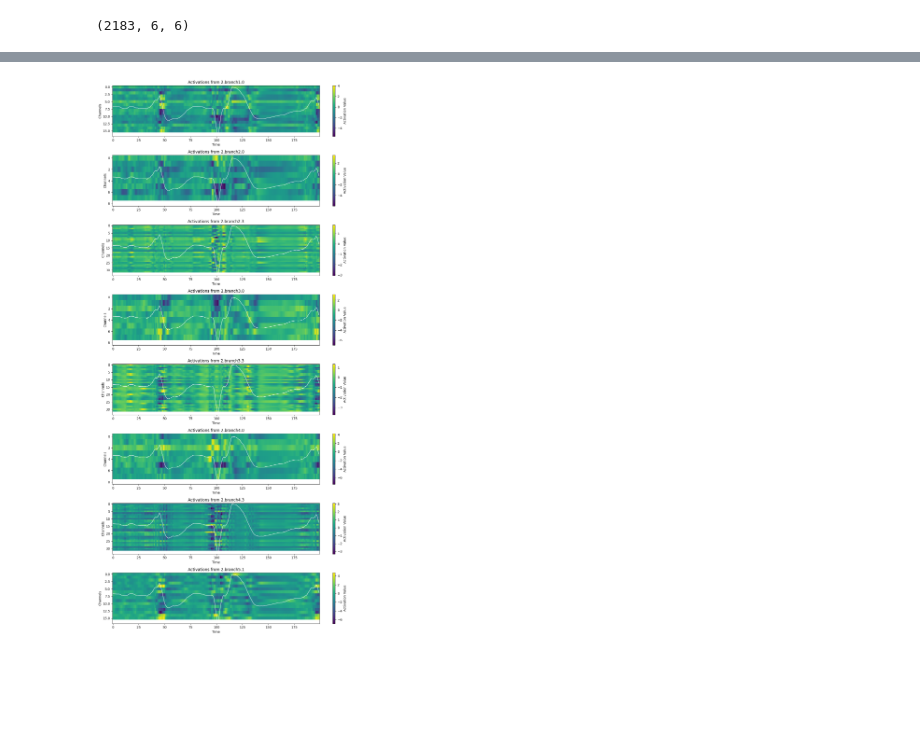
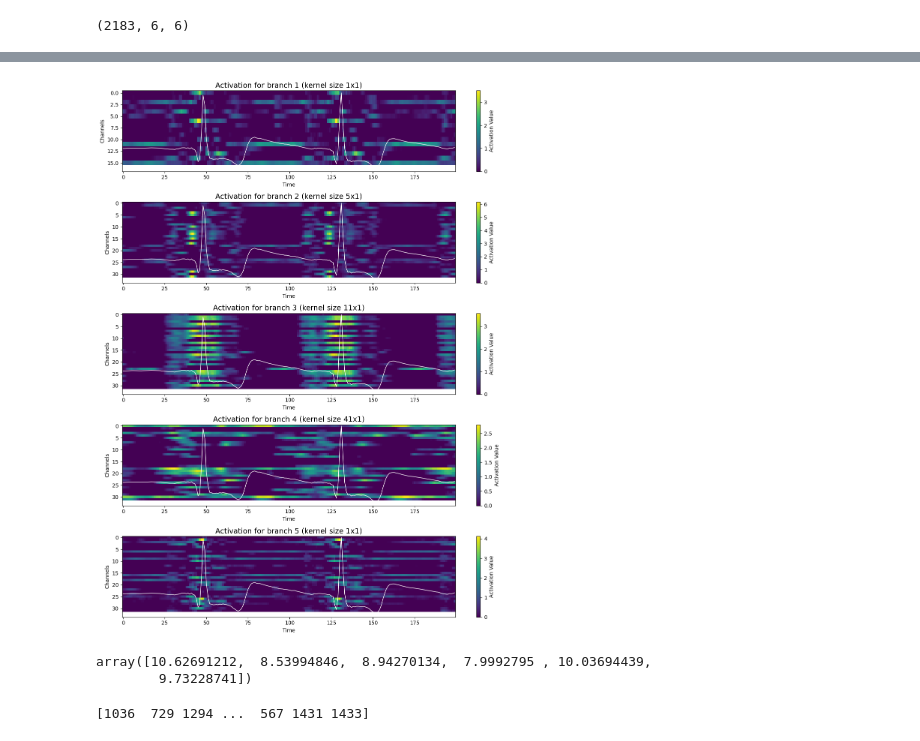
Before and after one commit to Nateml/bachelors_thesis, a Jupyter notebook: notebooks/exploratory/activation_maps.ipynb, the cells around one changed output, grey strips where cells are left out. Drawn from its saved outputs; the diff is of its cells as text; code cells hidden in the pictures; blank space fills up the shorter version.

```diff
--- a/notebooks/exploratory/activation_maps.ipynb
+++ b/notebooks/exploratory/activation_maps.ipynb
@@ -95,7 +101,7 @@ print(meta.shape)
 val_data_filtered = apply_preprocessors(val_data, cfg.dataset.sampling_rate, cfg.preprocessor_group.preprocessors)
 # %%
 # Convert to torch tensors
-val_data_tensor = torch.tensor(val_data_filtered, dtype=torch.float32).to("cuda")
+val_data_tensor = torch.tensor(val_data_filtered, dtype=torch.float32).to(device)
 # %%
 # Permute to (batch_size, channels, seq_len)
 val_data_tensor = val_data_tensor.permute(0, 2, 1)
@@ -198,7 +168,7 @@ plt.show()
 sample = 0
 time_window = (0, 200)
 # %%
-lead_indices = [0, 1, 2, 3, 4, 5]  # define the leads you want to visualize
+lead_indices = [0, 1, 2]  # define the leads you want to visualize
 
 x = val_data_tensor[sample].unsqueeze(0)  # shape [1, L, T]
 x.requires_grad = True
@@ -410,0 +320,28 @@ KeyboardInterrupt:
+# %%
+# Register a forward hook to capture activations
+activations = {}
+hooks = []
+
+def make_hook_fn(name):
+    def hook_fn(module, input, output):
+        activations[name] = output.detach()
+    return hook_fn
+
+num = 0
+pat = re.compile(r"\d+\.branch[1-5]$")
+for name, module in model.local_encoder.pre_skip.named_modules():
+    if pat.match(name) and name.startswith("4."):
+        hook_fn = make_hook_fn(f"{name}")
+        hook = module.register_forward_hook(hook_fn)
+        hooks.append(hook)
+        print(f"Registered hook for {name}")
+        num += 1
+
+sample = 0
+with torch.no_grad():
+    x = val_data_tensor[sample].unsqueeze(0)
+    _ = model(x)
+
+# Unregister hooks
+for hook in hooks:
+    hook.remove()
@@ -418,2 +365,9 @@ try:
 except KeyError:
     pass
+# %%
+kernel_sizes = {
+    name: f"Activation for branch {name[-1]} (kernel size " + str([sub for sub in module if isinstance(sub, nn.Conv1d)][-1].kernel_size[0]) + "x1)"
+    for name, module in model.local_encoder.pre_skip.named_modules()
+    if re.match(pat, name)
+}
+kernel_sizes
@@ -420,33 +390,33 @@ except KeyError:
 # %%
-time_window = (400, 600)
+time_window = (0, 200)
 
-lead = 0
+lead = 1
 ecg_segment = val_data_tensor[sample, lead].cpu().numpy()[time_window[0]:time_window[1]]  # shape: [time]
 
 # Sort keys to keep layers in order (e.g., conv0, conv2, ...)
 #sorted_keys = sorted(activations.keys(), key=lambda x: int(x.replace('branch_', '')))
 
 num_layers = len(activations.keys())
 plt.figure(figsize=(12, 3 * num_layers))
 
 for i, key in enumerate(activations.keys()):
     act = activations[key].cpu().numpy()[0]  # shape: [channels, time]
     act = act[:, time_window[0]:time_window[1]]  # Apply time window
     n_channels, n_time = act.shape
 
     # Normalize ECG to activation value range
     ecg_norm = (ecg_segment - ecg_segment.min()) / (ecg_segment.max() - ecg_segment.min())
     ecg_scaled = ecg_norm * n_channels  # scale to match heatmap y-axis
 
     plt.subplot(num_layers, 1, i + 1)
     plt.imshow(act, aspect='auto', cmap='viridis')
     plt.plot(np.arange(n_time), ecg_scaled, color='white', linewidth=1.0, label="ECG")
     plt.colorbar(label='Activation Value')
-    plt.title(f'Activations from {key}')
+    plt.title(kernel_sizes[key], fontsize=14, color='black')
     plt.xlabel('Time')
     plt.ylabel('Channels')
 
 plt.tight_layout()
 plt.show()
 # %% [output]
-[figure, old version]
+[figure, new version]
@@ -452,0 +427,15 @@ plt.show()
+# %%
+# This basically represents how confident the model was in its predictions for each lead
+max_logits[0]
+# %% [output]
+array([10.62691212,  8.53994846,  8.94270134,  7.9992795 , 10.03694439,
+        9.73228741])
+# %%
+# Find the sample with the highest average confidence
+avg_confidence = max_logits.mean(axis=1)
+
+# Order the predictions by their average confidence
+idx_by_confidence = np.argsort(avg_confidence)[::-1]
+print(idx_by_confidence)
+# %% [output]
+[1036  729 1294 ...  567 1431 1433]
```
Also changed, not shown: parts of 28 cells of this notebook, 27 other files.
